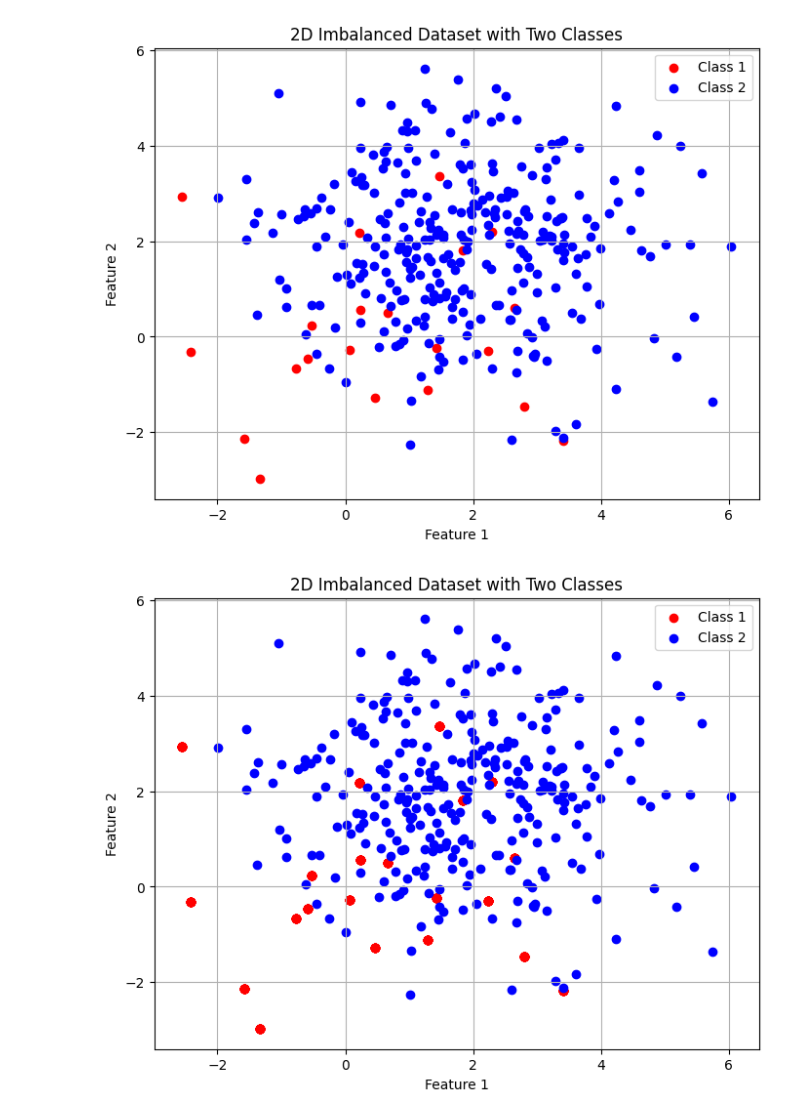
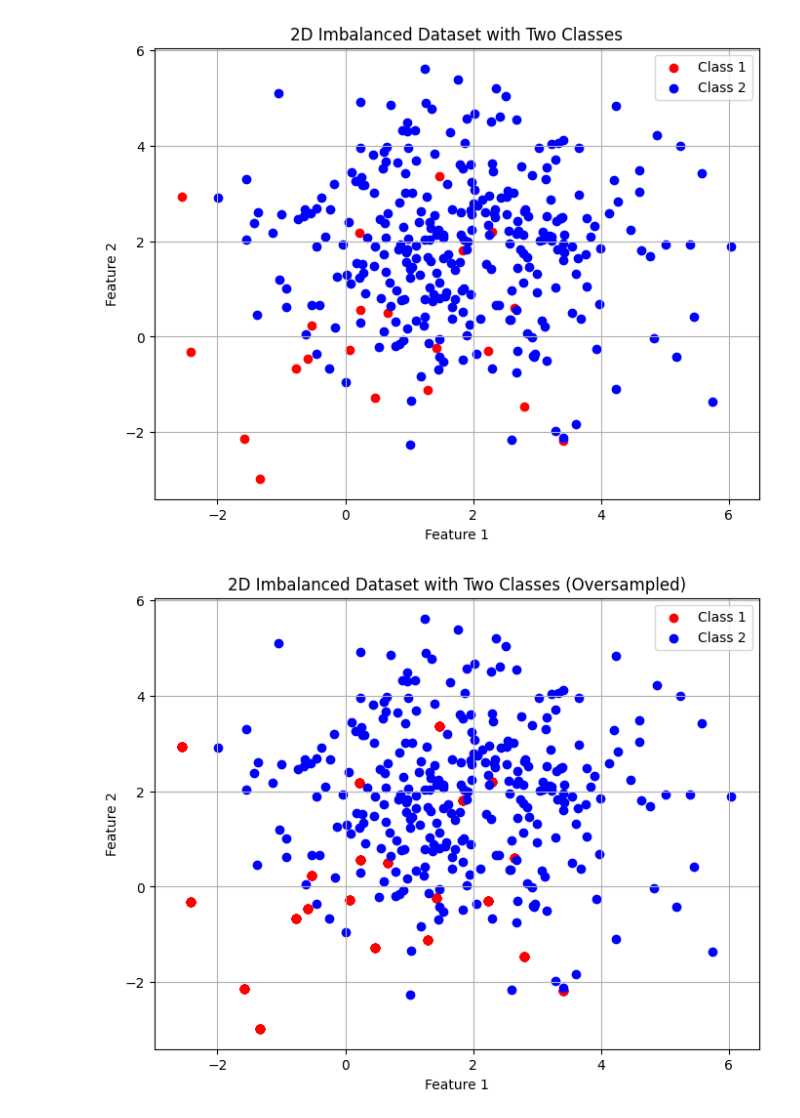
Before and after one commit to herbert0419/machine-learning-algos, a Jupyter notebook: Handling_Imbalance_Dataset_.ipynb, the cells around one changed output. Saved outputs shown, nothing was run; the diff lists cells and outputs as text; code cells hidden in the pictures.

Commit message:
all imbalanced techniques added

```diff
--- a/Handling_Imbalance_Dataset_.ipynb
+++ b/Handling_Imbalance_Dataset_.ipynb
@@ -160,15 +290,15 @@ plt.show()
 # %% [output]
 [figure]
 # %%
-# Plotting the dataset after RandomOverSampling
+# Plotting the dataset after random oversampling
 plt.figure(figsize=(8, 6))
 plt.scatter(X_resampled[y_resampled == 0][:, 0], X_resampled[y_resampled == 0][:, 1], color='red', label='Class 1')
 plt.scatter(X_resampled[y_resampled == 1][:, 0], X_resampled[y_resampled == 1][:, 1], color='blue', label='Class 2')
-plt.title('2D Imbalanced Dataset with Two Classes')
+plt.title('2D Imbalanced Dataset with Two Classes (Oversampled)')
 plt.xlabel('Feature 1')
 plt.ylabel('Feature 2')
 plt.legend()
 plt.grid(True)
 plt.show()
 # %% [output]
-[figure, old version]
+[figure, new version]
```
Also changed, not shown: parts of 47 cells of this notebook.
